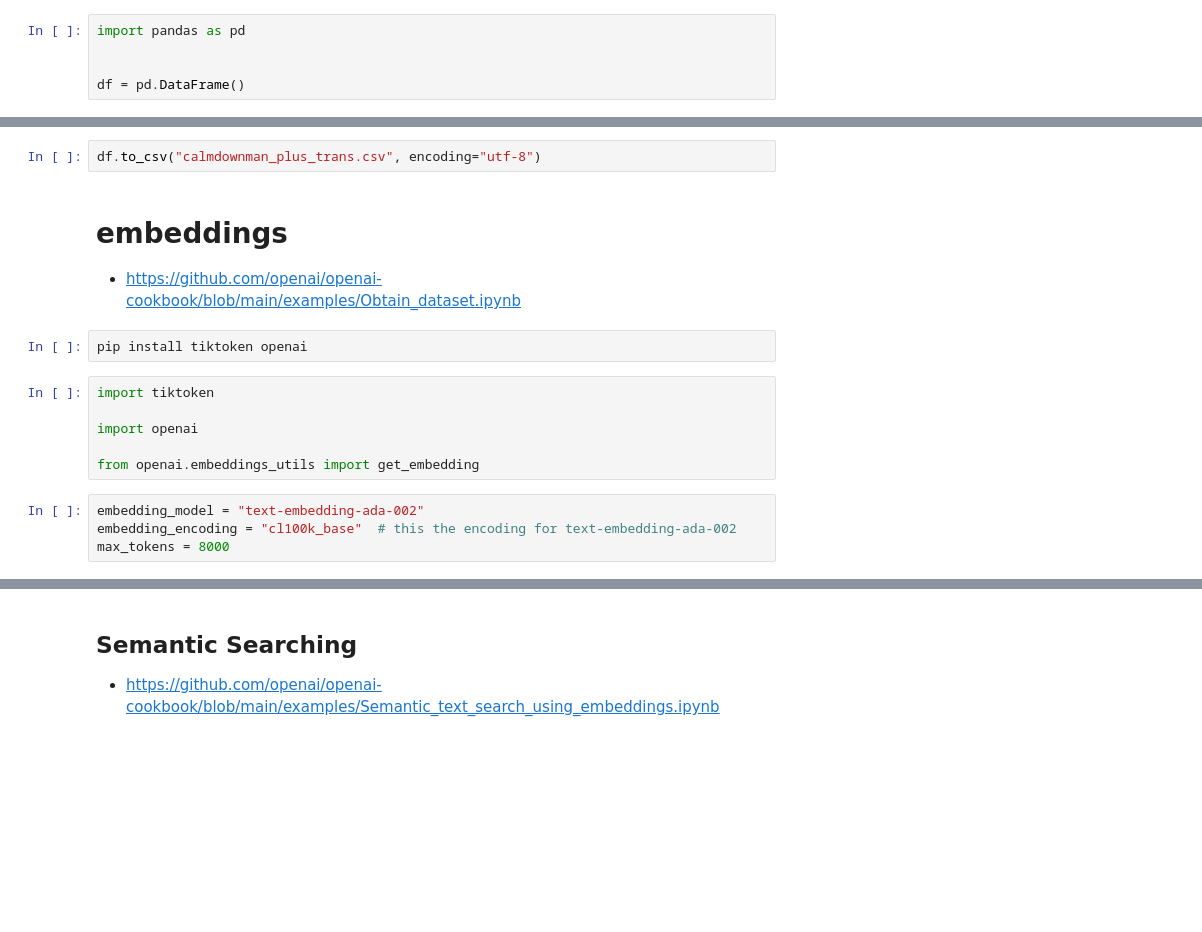
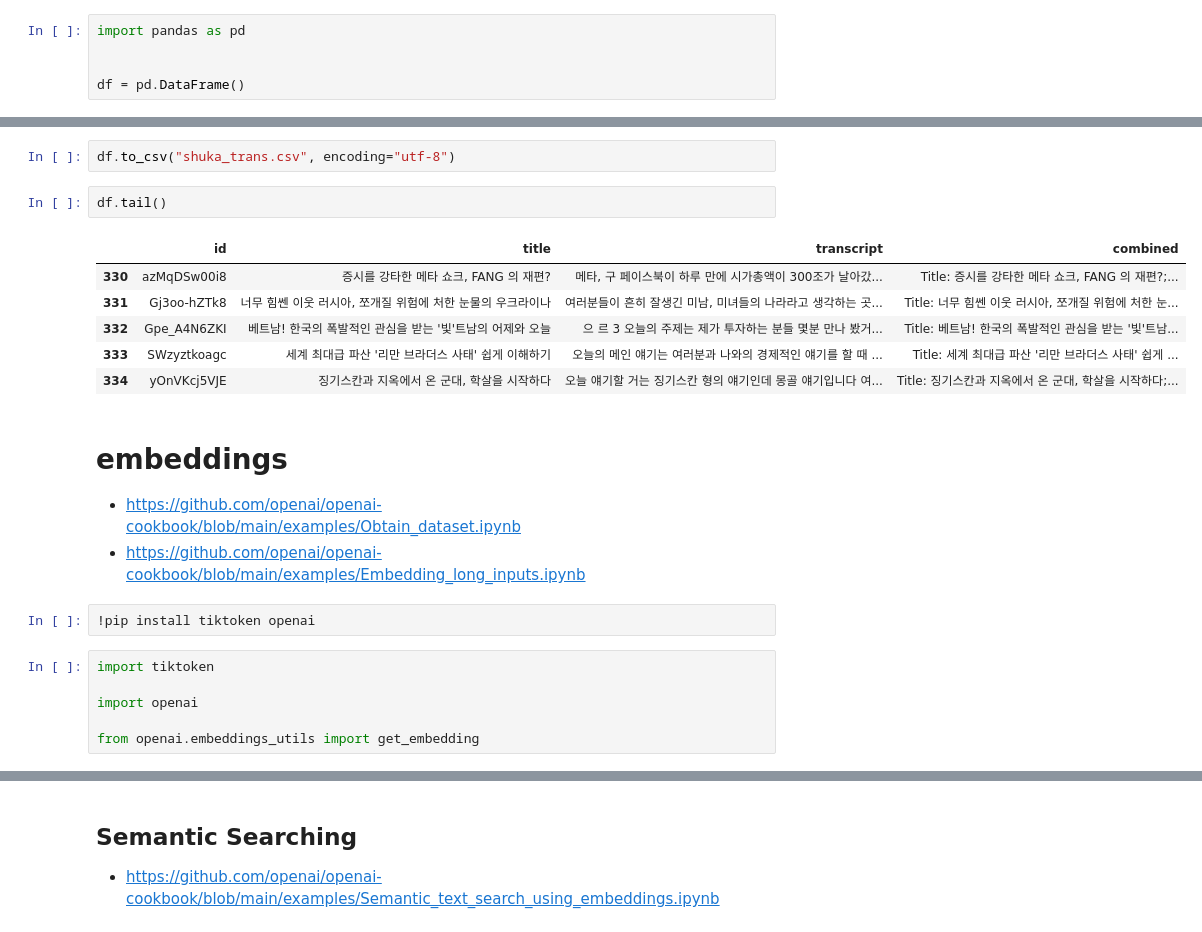
Before and after one commit to jonhpark7966/youtube_embeddings, a Jupyter notebook: get_shorts_to_embeddings.ipynb, the cells around one changed output, grey strips where cells are left out. Drawn from its saved outputs; the diff is of its cells as text; blank space fills up the shorter version.

```diff
--- a/get_shorts_to_embeddings.ipynb
+++ b/get_shorts_to_embeddings.ipynb
@@ -167,17 +152,23 @@ df.head()
 # %%
-df.to_csv("calmdownman_plus_trans.csv", encoding="utf-8")
+df.to_csv("shuka_trans.csv", encoding="utf-8")
+# %%
+df.tail()
+# %% [output]
+|  | id | title | transcript | combined |
+| 330 | azMqDSw00i8 | 증시를 강타한 메타 쇼크, FANG 의 재편? | 메타, 구 페이스북이 하루 만에 시가총액이 300조가 날아갔... | Title: 증시를 강타한 메타 쇼크, FANG 의 재편?;... |
+| 331 | Gj3oo-hZTk8 | 너무 힘쎈 이웃 러시아, 쪼개질 위험에 처한 눈물의 우크라이나 | 여러분들이 흔히 잘생긴 미남, 미녀들의 나라라고 생각하는 곳... | Title: 너무 힘쎈 이웃 러시아, 쪼개질 위험에 처한 눈... |
+| 332 | Gpe_A4N6ZKI | 베트남! 한국의 폭발적인 관심을 받는 '빛'트남의 어제와 오늘 | 으 르 3 오늘의 주제는 제가 투자하는 분들 몇분 만나 봤거... | Title: 베트남! 한국의 폭발적인 관심을 받는 '빛'트남... |
+| 333 | SWzyztkoagc | 세계 최대급 파산 '리만 브라더스 사태' 쉽게 이해하기 | 오늘의 메인 얘기는 여러분과 나와의 경제적인 얘기를 할 때 ... | Title: 세계 최대급 파산 '리만 브라더스 사태' 쉽게 ... |
+| 334 | yOnVKcj5VJE | 징기스칸과 지옥에서 온 군대, 학살을 시작하다 | 오늘 얘기할 거는 징기스칸 형의 얘기인데 몽골 얘기입니다 여... | Title: 징기스칸과 지옥에서 온 군대, 학살을 시작하다;... |
 # %% [markdown]
 # embeddings
   - https://github.com/openai/openai-cookbook/blob/main/examples/Obtain_dataset.ipynb
+  - https://github.com/openai/openai-cookbook/blob/main/examples/Embedding_long_inputs.ipynb
 # %%
-pip install tiktoken openai
+!pip install tiktoken openai
-# %%
-import tiktoken
-
-import openai
-
-from openai.embeddings_utils import get_embedding
-# %%
-embedding_model = "text-embedding-ada-002"
-embedding_encoding = "cl100k_base"  # this the encoding for text-embedding-ada-002
-max_tokens = 8000
+# %%
+import tiktoken
+
+import openai
+
+from openai.embeddings_utils import get_embedding
```
Also changed, not shown: parts of 39 cells of this notebook, 2 other files.
